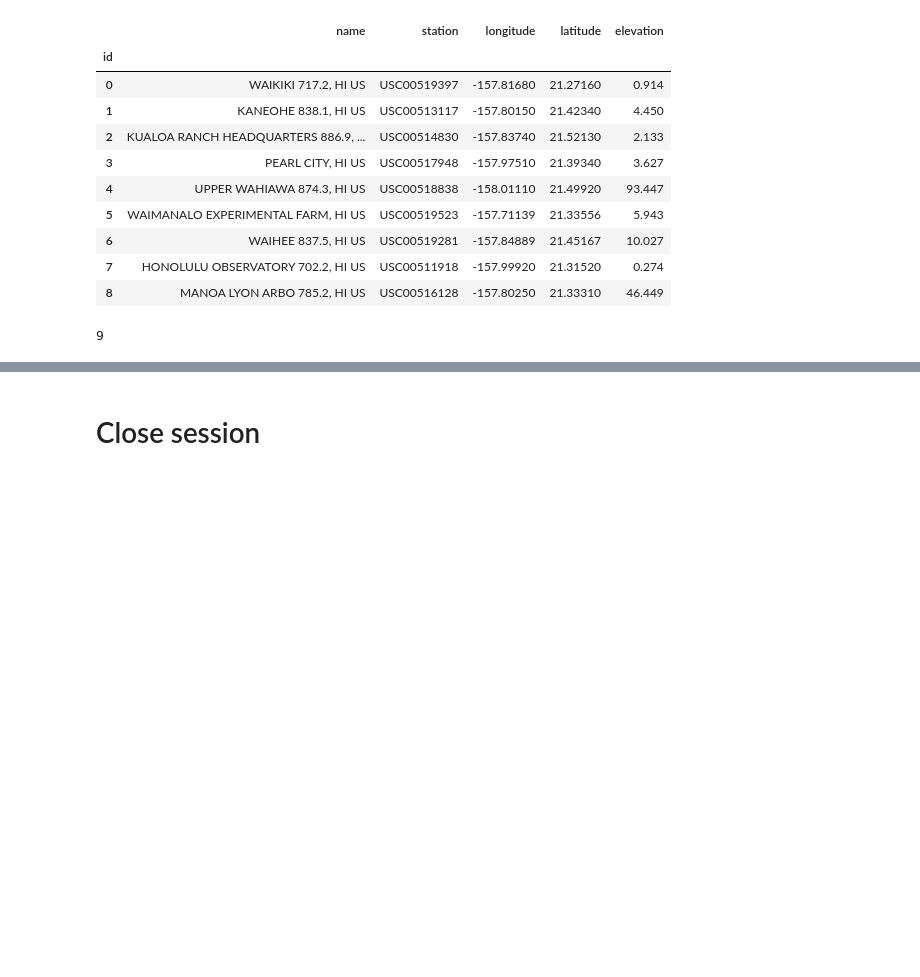
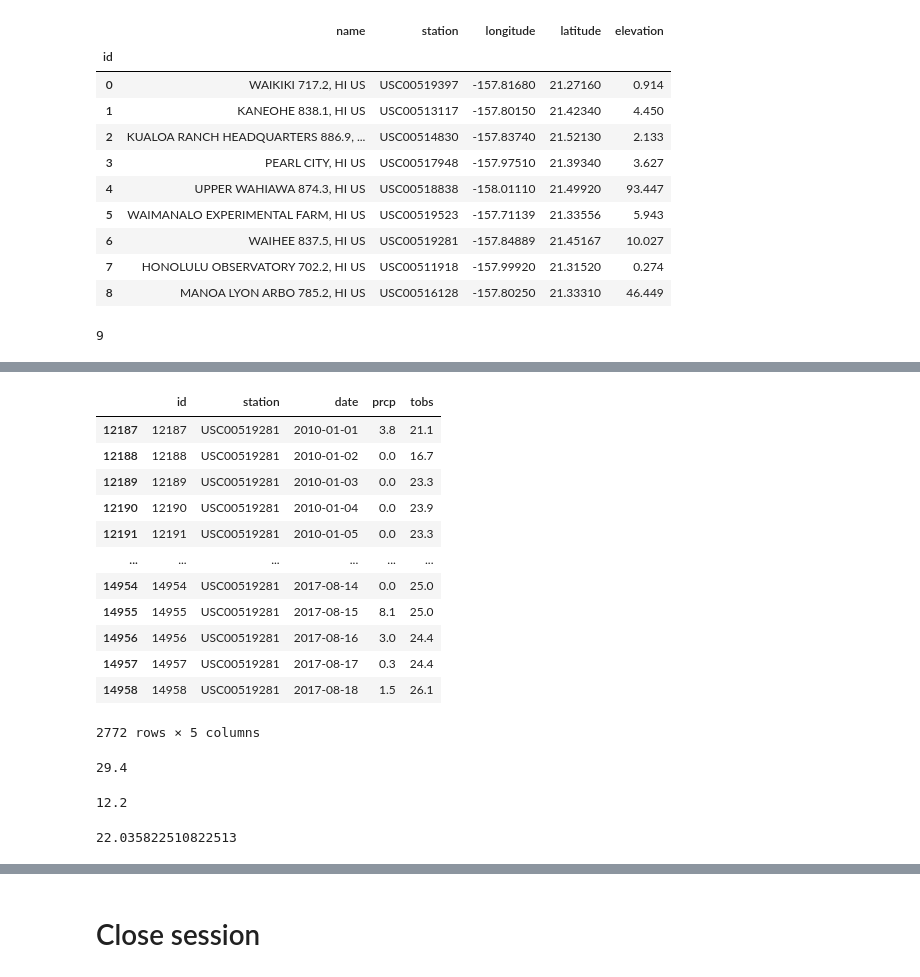
Before and after one commit to ubnas1/sqlalchemy-challenge, a Jupyter notebook: SurfsUp/climate_starter.ipynb, the cells around one changed output, grey strips where cells are left out. Drawn from its saved outputs; the diff is of its cells as text; code cells hidden in the pictures; blank space fills up the shorter version.

```diff
--- a/SurfsUp/climate_starter.ipynb
+++ b/SurfsUp/climate_starter.ipynb
@@ -187,4 +231,45 @@ stations_count
 # %%
 # Using the most active station id from the previous query, calculate the lowest, highest, and average temperature.
+
+# grouped_stations_df = measurements_df.groupby('station')
+
+# grouped_stations_df.head()
+
+bussiest_station_df = measurements_df.loc[measurements_df['station'] == bussiest_station]
+bussiest_station_df
+# %% [output]
+|  | id | station | date | prcp | tobs |
+| 12187 | 12187 | USC00519281 | 2010-01-01 | 3.8 | 21.1 |
+| 12188 | 12188 | USC00519281 | 2010-01-02 | 0.0 | 16.7 |
+| 12189 | 12189 | USC00519281 | 2010-01-03 | 0.0 | 23.3 |
+| 12190 | 12190 | USC00519281 | 2010-01-04 | 0.0 | 23.9 |
+| 12191 | 12191 | USC00519281 | 2010-01-05 | 0.0 | 23.3 |
+| ... | ... | ... | ... | ... | ... |
+| 14954 | 14954 | USC00519281 | 2017-08-14 | 0.0 | 25.0 |
+| 14955 | 14955 | USC00519281 | 2017-08-15 | 8.1 | 25.0 |
+| 14956 | 14956 | USC00519281 | 2017-08-16 | 3.0 | 24.4 |
+| 14957 | 14957 | USC00519281 | 2017-08-17 | 0.3 | 24.4 |
+| 14958 | 14958 | USC00519281 | 2017-08-18 | 1.5 | 26.1 |
+2772 rows × 5 columns
+# %%
+# highest temp
+
+highest_temp = bussiest_station_df['tobs'].max()
+highest_temp
+# %% [output]
+29.4
+# %%
+# lowest temp
+
+lowest_temp = bussiest_station_df['tobs'].min()
+lowest_temp
+# %% [output]
+12.2
+# %%
+# average temp
+mean_temp = bussiest_station_df['tobs'].mean()
+mean_temp
+# %% [output]
+22.035822510822513
 # %%
 # Using the most active station id
```
Also changed, not shown: parts of 11 cells of this notebook.
